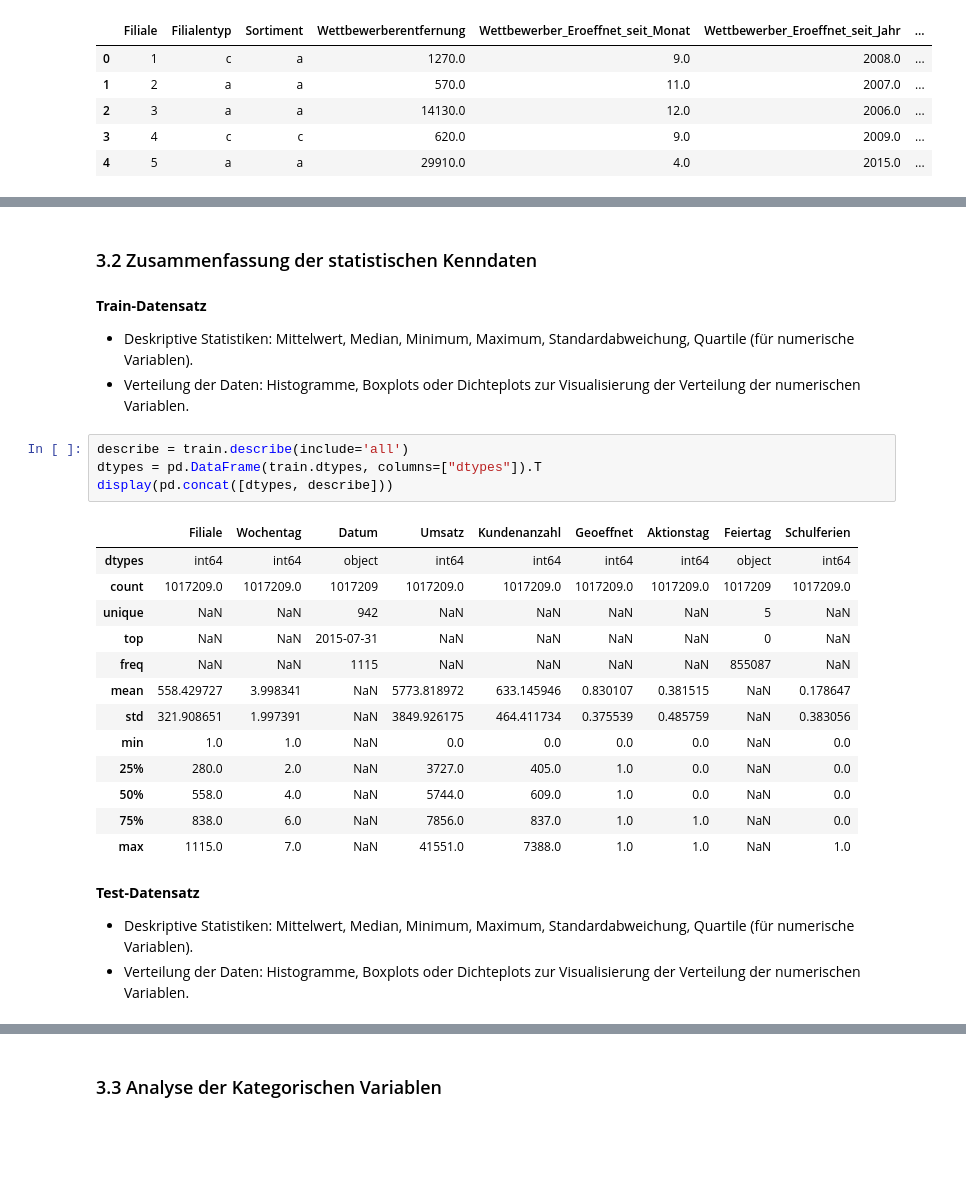
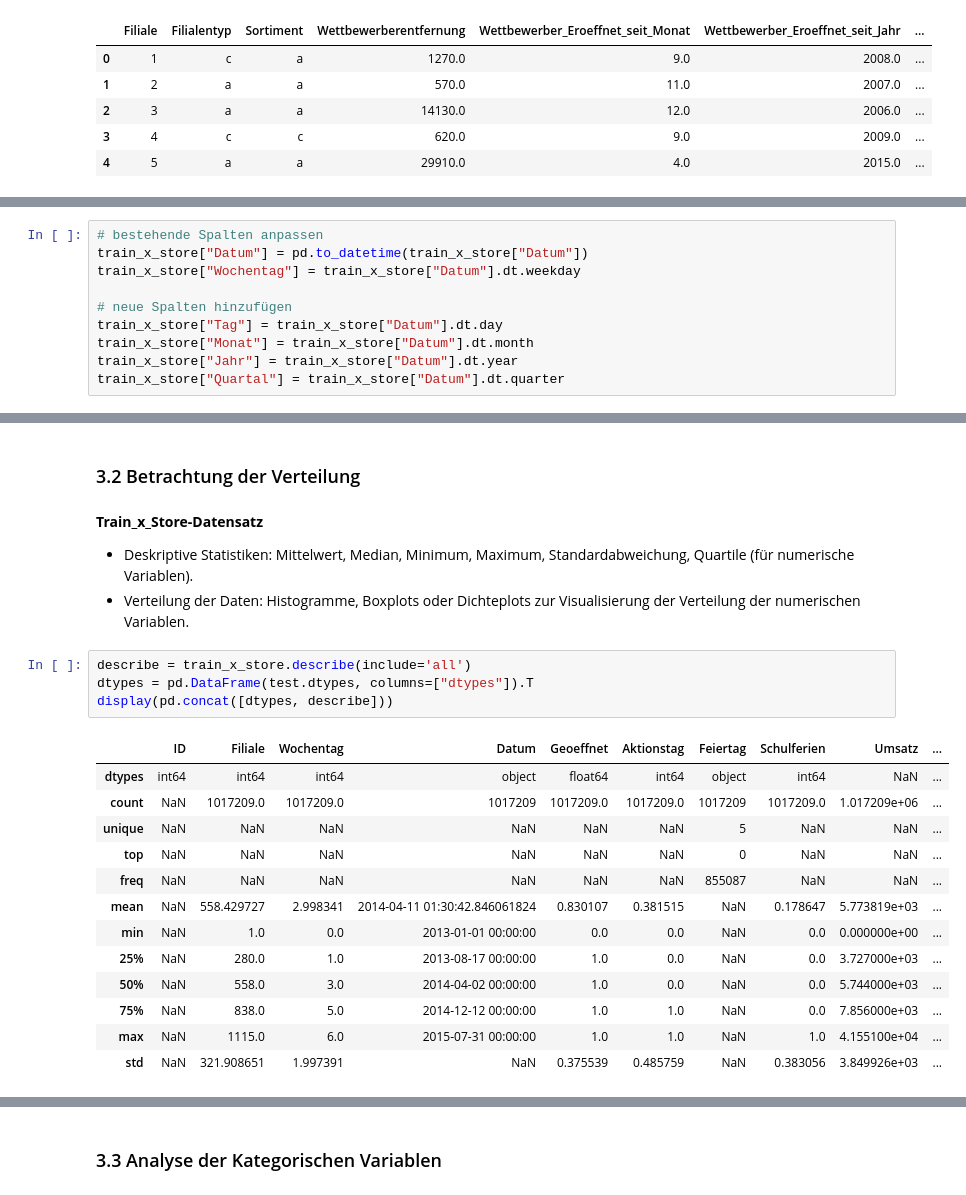
Before and after one commit to AliceKitchkin/Forecasting-Rossmann-Store-Sales, a Jupyter notebook: Forecasting_Notebook.ipynb, the cells around one changed output, grey strips where cells are left out. Saved outputs shown, nothing was run; the diff lists cells and outputs as text; blank space fills up the shorter version.

Commit message:
An deskriptiver Analyse weiter gearbeitet

```diff
--- a/Forecasting_Notebook.ipynb
+++ b/Forecasting_Notebook.ipynb
@@ -159,0 +186,10 @@ display(store.head())
+# %%
+# bestehende Spalten anpassen
+train_x_store["Datum"] = pd.to_datetime(train_x_store["Datum"])
+train_x_store["Wochentag"] = train_x_store["Datum"].dt.weekday
+
+# neue Spalten hinzufügen
+train_x_store["Tag"] = train_x_store["Datum"].dt.day
+train_x_store["Monat"] = train_x_store["Datum"].dt.month
+train_x_store["Jahr"] = train_x_store["Datum"].dt.year
+train_x_store["Quartal"] = train_x_store["Datum"].dt.quarter
@@ -160,30 +217,25 @@ display(store.head())
 # %% [markdown]
-### 3.2 Zusammenfassung der statistischen Kenndaten <a id="3.2"></a> <br>
+### 3.2 Betrachtung der Verteilung <a id="3.2"></a> <br>
 # %% [markdown]
-**Train-Datensatz**
+**Train_x_Store-Datensatz**
 
 - Deskriptive Statistiken: Mittelwert, Median, Minimum, Maximum, Standardabweichung, Quartile (für numerische Variablen).
 - Verteilung der Daten: Histogramme, Boxplots oder Dichteplots zur Visualisierung der Verteilung der numerischen Variablen.
 # %%
-describe = train.describe(include='all')
-dtypes = pd.DataFrame(train.dtypes, columns=["dtypes"]).T
+describe = train_x_store.describe(include='all')
+dtypes = pd.DataFrame(test.dtypes, columns=["dtypes"]).T
 display(pd.concat([dtypes, describe]))
 # %% [output]
-|  | Filiale | Wochentag | Datum | Umsatz | Kundenanzahl | Geoeffnet | Aktionstag | Feiertag | Schulferien |
-| dtypes | int64 | int64 | object | int64 | int64 | int64 | int64 | object | int64 |
-| count | 1017209.0 | 1017209.0 | 1017209 | 1017209.0 | 1017209.0 | 1017209.0 | 1017209.0 | 1017209 | 1017209.0 |
-| unique | NaN | NaN | 942 | NaN | NaN | NaN | NaN | 5 | NaN |
-| top | NaN | NaN | 2015-07-31 | NaN | NaN | NaN | NaN | 0 | NaN |
-| freq | NaN | NaN | 1115 | NaN | NaN | NaN | NaN | 855087 | NaN |
-| mean | 558.429727 | 3.998341 | NaN | 5773.818972 | 633.145946 | 0.830107 | 0.381515 | NaN | 0.178647 |
-| std | 321.908651 | 1.997391 | NaN | 3849.926175 | 464.411734 | 0.375539 | 0.485759 | NaN | 0.383056 |
-| min | 1.0 | 1.0 | NaN | 0.0 | 0.0 | 0.0 | 0.0 | NaN | 0.0 |
-| 25% | 280.0 | 2.0 | NaN | 3727.0 | 405.0 | 1.0 | 0.0 | NaN | 0.0 |
-| 50% | 558.0 | 4.0 | NaN | 5744.0 | 609.0 | 1.0 | 0.0 | NaN | 0.0 |
-| 75% | 838.0 | 6.0 | NaN | 7856.0 | 837.0 | 1.0 | 1.0 | NaN | 0.0 |
-| max | 1115.0 | 7.0 | NaN | 41551.0 | 7388.0 | 1.0 | 1.0 | NaN | 1.0 |
+|  | ID | Filiale | Wochentag | Datum | Geoeffnet | Aktionstag | Feiertag | Schulferien | Umsatz | ... |
+| dtypes | int64 | int64 | int64 | object | float64 | int64 | object | int64 | NaN | ... |
+| count | NaN | 1017209.0 | 1017209.0 | 1017209 | 1017209.0 | 1017209.0 | 1017209 | 1017209.0 | 1.017209e+06 | ... |
+| unique | NaN | NaN | NaN | NaN | NaN | NaN | 5 | NaN | NaN | ... |
+| top | NaN | NaN | NaN | NaN | NaN | NaN | 0 | NaN | NaN | ... |
+| freq | NaN | NaN | NaN | NaN | NaN | NaN | 855087 | NaN | NaN | ... |
+| mean | NaN | 558.429727 | 2.998341 | 2014-04-11 01:30:42.846061824 | 0.830107 | 0.381515 | NaN | 0.178647 | 5.773819e+03 | ... |
+| min | NaN | 1.0 | 0.0 | 2013-01-01 00:00:00 | 0.0 | 0.0 | NaN | 0.0 | 0.000000e+00 | ... |
+| 25% | NaN | 280.0 | 1.0 | 2013-08-17 00:00:00 | 1.0 | 0.0 | NaN | 0.0 | 3.727000e+03 | ... |
+| 50% | NaN | 558.0 | 3.0 | 2014-04-02 00:00:00 | 1.0 | 0.0 | NaN | 0.0 | 5.744000e+03 | ... |
+| 75% | NaN | 838.0 | 5.0 | 2014-12-12 00:00:00 | 1.0 | 1.0 | NaN | 0.0 | 7.856000e+03 | ... |
+| max | NaN | 1115.0 | 6.0 | 2015-07-31 00:00:00 | 1.0 | 1.0 | NaN | 1.0 | 4.155100e+04 | ... |
+| std | NaN | 321.908651 | 1.997391 | NaN | 0.375539 | 0.485759 | NaN | 0.383056 | 3.849926e+03 | ... |
-# %% [markdown]
-**Test-Datensatz**
-
-- Deskriptive Statistiken: Mittelwert, Median, Minimum, Maximum, Standardabweichung, Quartile (für numerische Variablen).
-- Verteilung der Daten: Histogramme, Boxplots oder Dichteplots zur Visualisierung der Verteilung der numerischen Variablen.
```
Also changed, not shown: parts of 21 cells of this notebook.
